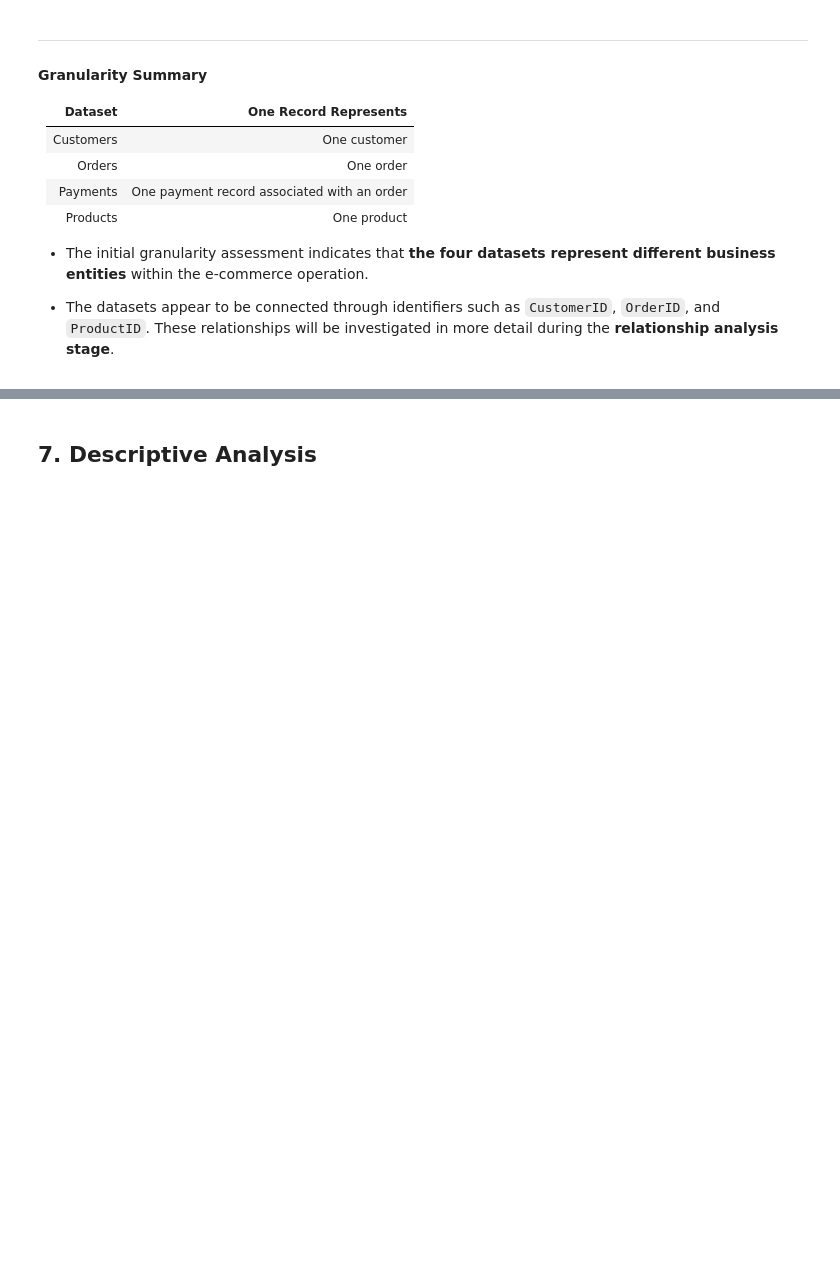
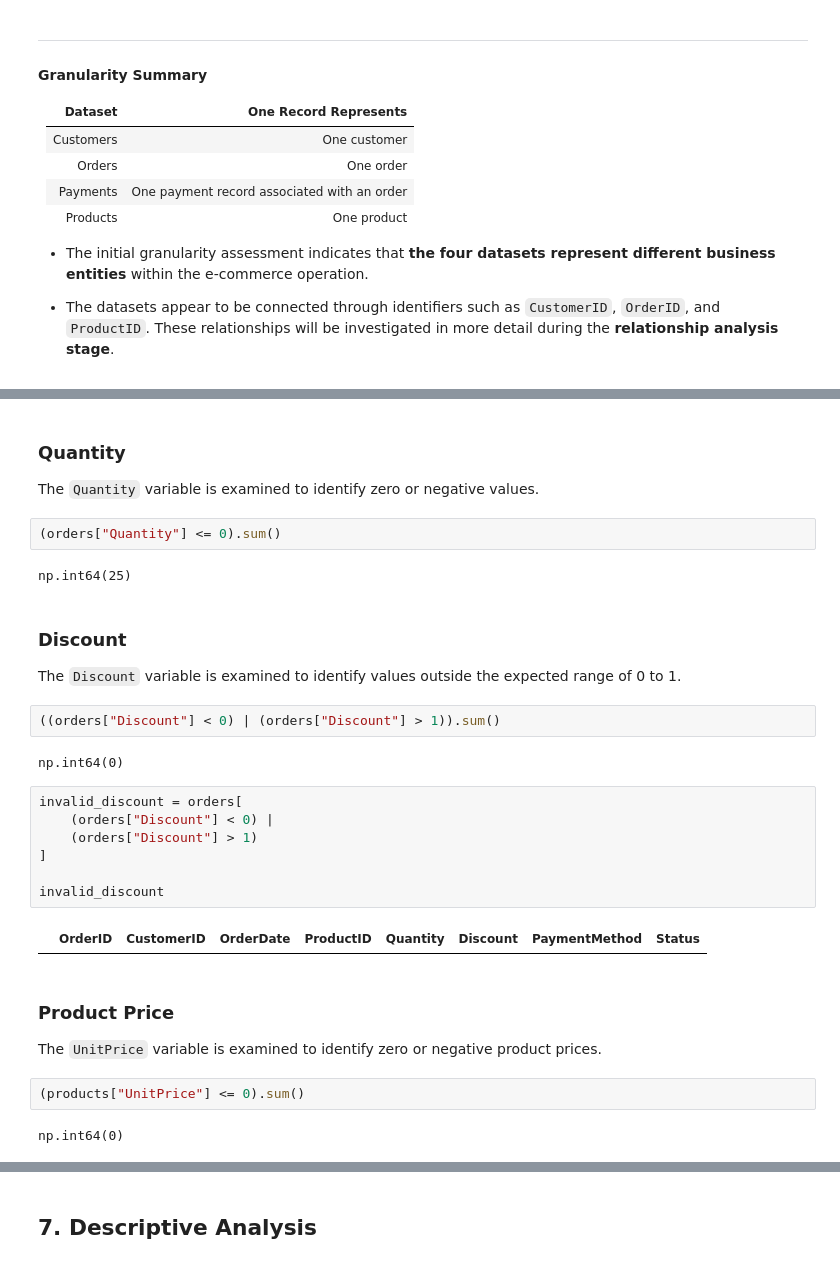
Before and after one commit to IsacFreitaas/ecommerce-business-analytics, a Jupyter notebook: notebooks/01_data_understanding.ipynb, the cells around one changed output, grey strips where cells are left out. Cells and saved outputs as stored; diff of their text form; blank space fills up the shorter version.

```diff
--- a/notebooks/01_data_understanding.ipynb
+++ b/notebooks/01_data_understanding.ipynb
@@ -403,0 +601,33 @@ For each dataset, I have to verify:
+# %% [markdown]
+### Quantity
+
+The `Quantity` variable is examined to identify zero or negative values.
+# %%
+(orders["Quantity"] <= 0).sum()
+# %% [output]
+np.int64(25)
+# %% [markdown]
+### Discount
+
+The `Discount` variable is examined to identify values outside the expected range of 0 to 1.
+# %%
+((orders["Discount"] < 0) | (orders["Discount"] > 1)).sum()
+# %% [output]
+np.int64(0)
+# %%
+invalid_discount = orders[
+    (orders["Discount"] < 0) |
+    (orders["Discount"] > 1)
+]
+
+invalid_discount
+# %% [output]
+|  | OrderID | CustomerID | OrderDate | ProductID | Quantity | Discount | PaymentMethod | Status |
+# %% [markdown]
+### Product Price
+
+The `UnitPrice` variable is examined to identify zero or negative product prices.
+# %%
+(products["UnitPrice"] <= 0).sum()
+# %% [output]
+np.int64(0)
```
Also changed, not shown: parts of 29 cells of this notebook.
